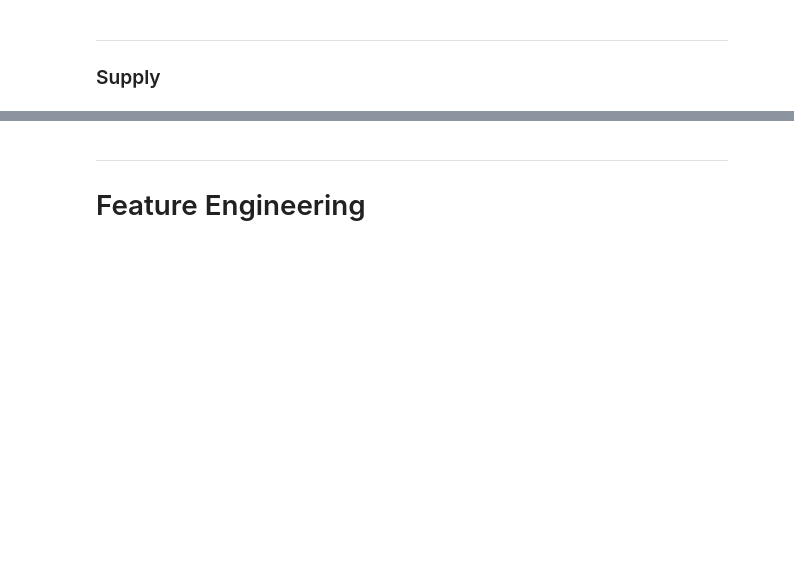
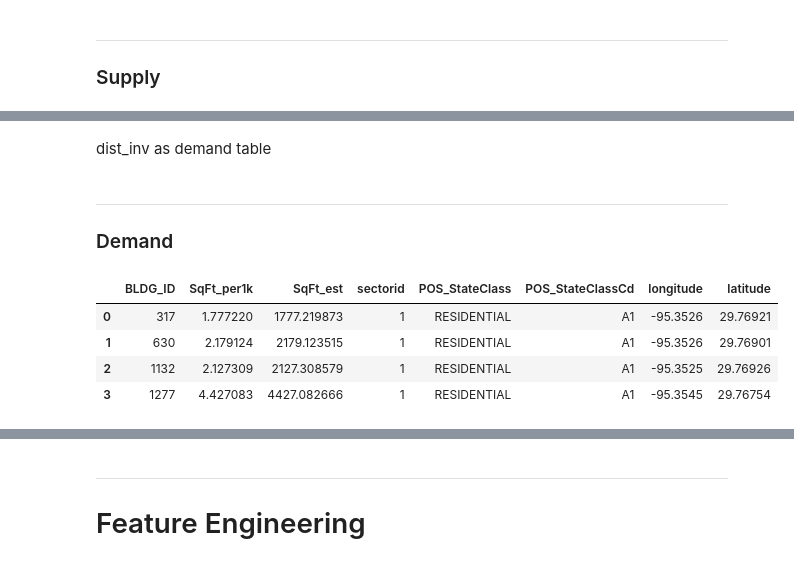
Before and after one commit to kuromasadev/PROJ4-GRP2, a Jupyter notebook: model/model_supplydemand_v02.ipynb, the cells around one changed output, grey strips where cells are left out. Saved outputs shown, nothing was run; the diff lists cells and outputs as text; code cells hidden in the pictures; blank space fills up the shorter version.

```diff
--- a/model/model_supplydemand_v02.ipynb
+++ b/model/model_supplydemand_v02.ipynb
@@ -102,0 +126,2 @@ merged_supply = pd.merge(pd.merge(table_A_df, table_B_df, on='schema_id'), table
+# %% [markdown]
+dist_inv as demand table
@@ -102,0 +130,11 @@ merged_supply = pd.merge(pd.merge(table_A_df, table_B_df, on='schema_id'), table
+# %% [markdown]
+---
+### Demand
+# %%
+bldg_list.head(4)
+# %% [output]
+|  | BLDG_ID | SqFt_per1k | SqFt_est | sectorid | POS_StateClass | POS_StateClassCd | longitude | latitude |
+| 0 | 317 | 1.777220 | 1777.219873 | 1 | RESIDENTIAL | A1 | -95.3526 | 29.76921 |
+| 1 | 630 | 2.179124 | 2179.123515 | 1 | RESIDENTIAL | A1 | -95.3526 | 29.76901 |
+| 2 | 1132 | 2.127309 | 2127.308579 | 1 | RESIDENTIAL | A1 | -95.3525 | 29.76926 |
+| 3 | 1277 | 4.427083 | 4427.082666 | 1 | RESIDENTIAL | A1 | -95.3545 | 29.76754 |
```
Also changed, not shown: parts of 49 cells of this notebook, 1 other file.
